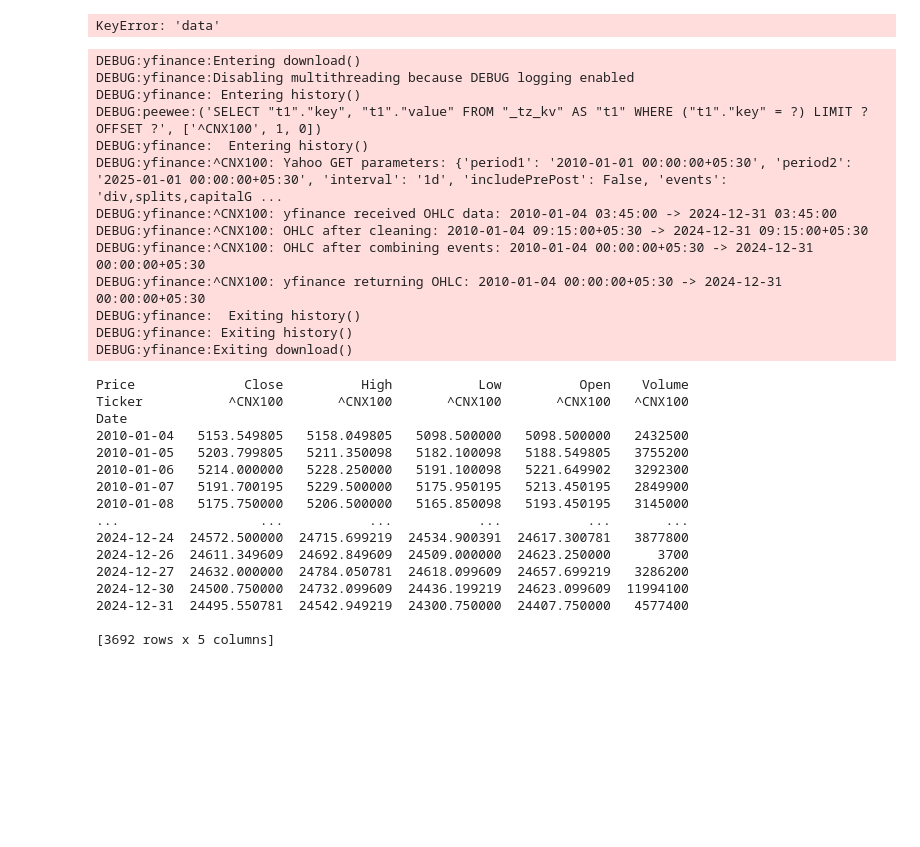
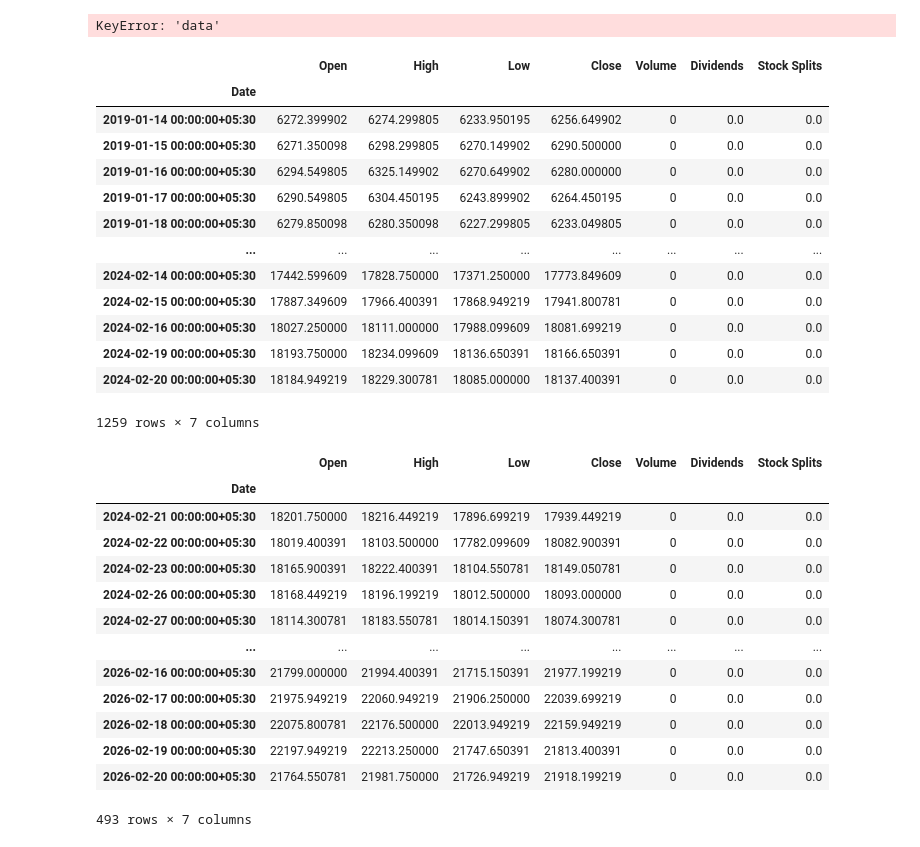
Before and after one commit to prp20/nivesh-mf-platform, a Jupyter notebook: test.ipynb, the cells around one changed output. Cells and saved outputs as stored; diff of their text form; code cells hidden in the pictures; blank space fills up the shorter version.

```diff
--- a/test.ipynb
+++ b/test.ipynb
@@ -416,45 +437,42 @@ KeyError: 'data'
 # %%
 import yfinance as yf
 import pandas as pd
 
-ticker = "^CNX100"   # Nifty 100
-data = yf.download(
-    ticker,
-    start="2010-01-01",
-    end="2025-01-01",
-    interval="1d",
-    auto_adjust=True
-)
-
-data.reset_index(inplace=True)
-data = data.drop
+ticker = "NIFTYMIDCAP150.NS"   # Nifty 100
+tick = yf.Ticker(ticker)
+data_1 = tick.history(start="2001-04-01", end='2024-02-21', interval='1d')
+#data_1 = yf.download(ticker, start="2001-04-01", end='2024-02-21', interval='1d')
+data_2 = tick.history(start="2024-02-21", end='2026-02-21', interval='1d')
+data_1
 # %% [output]
+|  | Open | High | Low | Close | Volume | Dividends | Stock Splits |
+| Date |  |  |  |  |  |  |  |
+| 2019-01-14 00:00:00+05:30 | 6272.399902 | 6274.299805 | 6233.950195 | 6256.649902 | 0 | 0.0 | 0.0 |
+| 2019-01-15 00:00:00+05:30 | 6271.350098 | 6298.299805 | 6270.149902 | 6290.500000 | 0 | 0.0 | 0.0 |
+| 2019-01-16 00:00:00+05:30 | 6294.549805 | 6325.149902 | 6270.649902 | 6280.000000 | 0 | 0.0 | 0.0 |
+| 2019-01-17 00:00:00+05:30 | 6290.549805 | 6304.450195 | 6243.899902 | 6264.450195 | 0 | 0.0 | 0.0 |
+| 2019-01-18 00:00:00+05:30 | 6279.850098 | 6280.350098 | 6227.299805 | 6233.049805 | 0 | 0.0 | 0.0 |
+| ... | ... | ... | ... | ... | ... | ... | ... |
+| 2024-02-14 00:00:00+05:30 | 17442.599609 | 17828.750000 | 17371.250000 | 17773.849609 | 0 | 0.0 | 0.0 |
+| 2024-02-15 00:00:00+05:30 | 17887.349609 | 17966.400391 | 17868.949219 | 17941.800781 | 0 | 0.0 | 0.0 |
+| 2024-02-16 00:00:00+05:30 | 18027.250000 | 18111.000000 | 17988.099609 | 18081.699219 | 0 | 0.0 | 0.0 |
+| 2024-02-19 00:00:00+05:30 | 18193.750000 | 18234.099609 | 18136.650391 | 18166.650391 | 0 | 0.0 | 0.0 |
+| 2024-02-20 00:00:00+05:30 | 18184.949219 | 18229.300781 | 18085.000000 | 18137.400391 | 0 | 0.0 | 0.0 |
-DEBUG:yfinance:Entering download()
-DEBUG:yfinance:Disabling multithreading because DEBUG logging enabled
-DEBUG:yfinance: Entering history()
-DEBUG:peewee:('SELECT "t1"."key", "t1"."value" FROM "_tz_kv" AS "t1" WHERE ("t1"."key" = ?) LIMIT ? OFFSET ?', ['^CNX100', 1, 0])
-DEBUG:yfinance:  Entering history()
-DEBUG:yfinance:^CNX100: Yahoo GET parameters: {'period1': '2010-01-01 00:00:00+05:30', 'period2': '2025-01-01 00:00:00+05:30', 'interval': '1d', 'includePrePost': False, 'events': 'div,splits,capitalG ...
-DEBUG:yfinance:^CNX100: yfinance received OHLC data: 2010-01-04 03:45:00 -> 2024-12-31 03:45:00
-DEBUG:yfinance:^CNX100: OHLC after cleaning: 2010-01-04 09:15:00+05:30 -> 2024-12-31 09:15:00+05:30
-DEBUG:yfinance:^CNX100: OHLC after combining events: 2010-01-04 00:00:00+05:30 -> 2024-12-31 00:00:00+05:30
-DEBUG:yfinance:^CNX100: yfinance returning OHLC: 2010-01-04 00:00:00+05:30 -> 2024-12-31 00:00:00+05:30
-DEBUG:yfinance:  Exiting history()
-DEBUG:yfinance: Exiting history()
-DEBUG:yfinance:Exiting download()
+1259 rows × 7 columns
-Price              Close          High           Low          Open    Volume
-Ticker           ^CNX100       ^CNX100       ^CNX100       ^CNX100   ^CNX100
-Date
-2010-01-04   5153.549805   5158.049805   5098.500000   5098.500000   2432500
-2010-01-05   5203.799805   5211.350098   5182.100098   5188.549805   3755200
-2010-01-06   5214.000000   5228.250000   5191.100098   5221.649902   3292300
-2010-01-07   5191.700195   5229.500000   5175.950195   5213.450195   2849900
-2010-01-08   5175.750000   5206.500000   5165.850098   5193.450195   3145000
-...                  ...           ...           ...           ...       ...
-2024-12-24  24572.500000  24715.699219  24534.900391  24617.300781   3877800
-2024-12-26  24611.349609  24692.849609  24509.000000  24623.250000      3700
-2024-12-27  24632.000000  24784.050781  24618.099609  24657.699219   3286200
-2024-12-30  24500.750000  24732.099609  24436.199219  24623.099609  11994100
-2024-12-31  24495.550781  24542.949219  24300.750000  24407.750000   4577400
-
-[3692 rows x 5 columns]
+# %%
+data_2
+# %% [output]
+|  | Open | High | Low | Close | Volume | Dividends | Stock Splits |
+| Date |  |  |  |  |  |  |  |
+| 2024-02-21 00:00:00+05:30 | 18201.750000 | 18216.449219 | 17896.699219 | 17939.449219 | 0 | 0.0 | 0.0 |
+| 2024-02-22 00:00:00+05:30 | 18019.400391 | 18103.500000 | 17782.099609 | 18082.900391 | 0 | 0.0 | 0.0 |
+| 2024-02-23 00:00:00+05:30 | 18165.900391 | 18222.400391 | 18104.550781 | 18149.050781 | 0 | 0.0 | 0.0 |
+| 2024-02-26 00:00:00+05:30 | 18168.449219 | 18196.199219 | 18012.500000 | 18093.000000 | 0 | 0.0 | 0.0 |
+| 2024-02-27 00:00:00+05:30 | 18114.300781 | 18183.550781 | 18014.150391 | 18074.300781 | 0 | 0.0 | 0.0 |
+| ... | ... | ... | ... | ... | ... | ... | ... |
+| 2026-02-16 00:00:00+05:30 | 21799.000000 | 21994.400391 | 21715.150391 | 21977.199219 | 0 | 0.0 | 0.0 |
+| 2026-02-17 00:00:00+05:30 | 21975.949219 | 22060.949219 | 21906.250000 | 22039.699219 | 0 | 0.0 | 0.0 |
+| 2026-02-18 00:00:00+05:30 | 22075.800781 | 22176.500000 | 22013.949219 | 22159.949219 | 0 | 0.0 | 0.0 |
+| 2026-02-19 00:00:00+05:30 | 22197.949219 | 22213.250000 | 21747.650391 | 21813.400391 | 0 | 0.0 | 0.0 |
+| 2026-02-20 00:00:00+05:30 | 21764.550781 | 21981.750000 | 21726.949219 | 21918.199219 | 0 | 0.0 | 0.0 |
+493 rows × 7 columns
```
Also changed, not shown: parts of 10 cells of this notebook, 6 other files.
